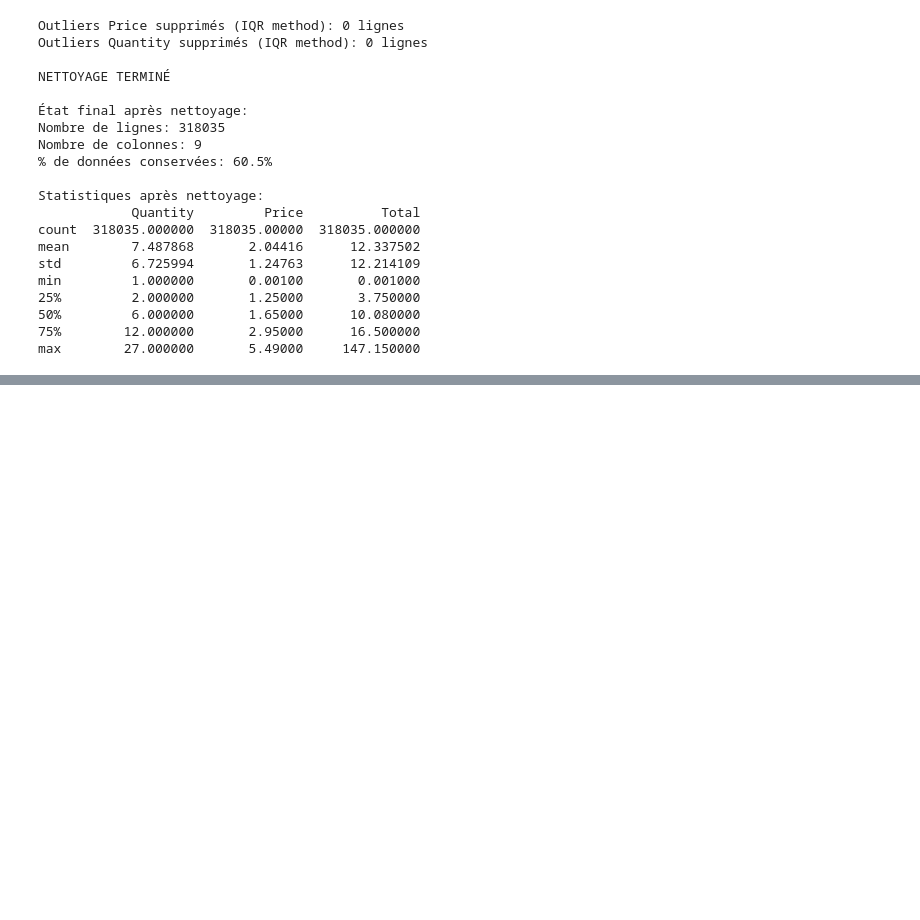
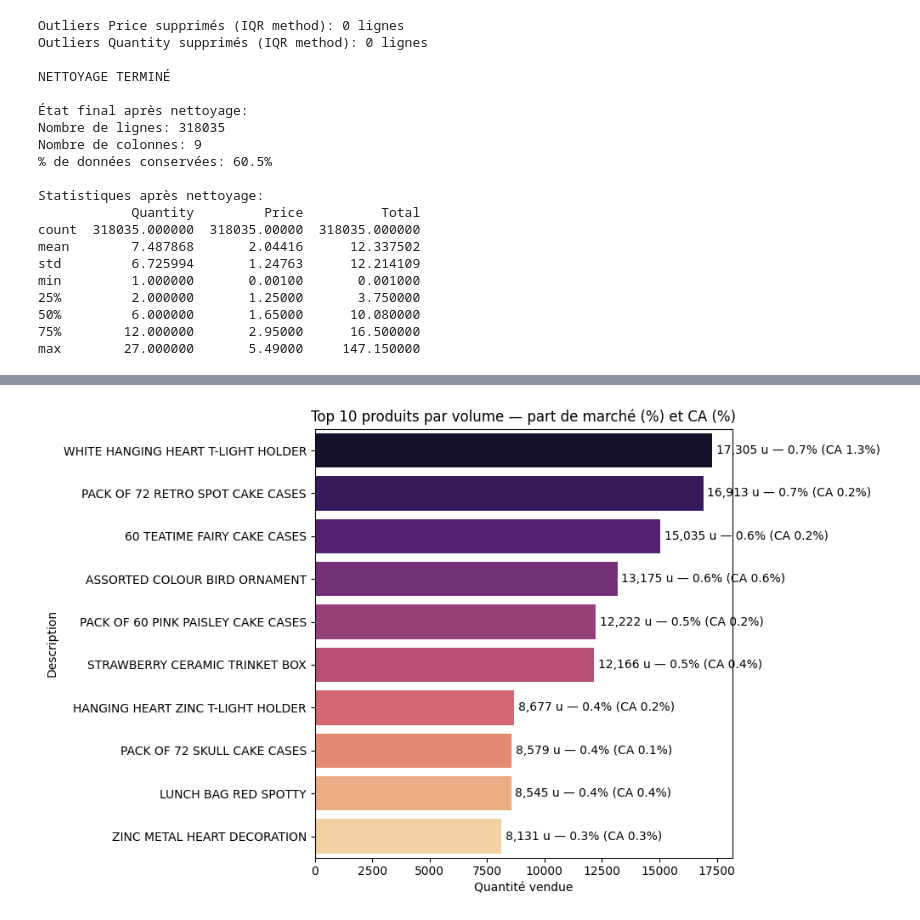
Before and after one commit to bonivalyvan/Projet-final-ECE-DataViz-2025, a Jupyter notebook: Exploration.ipynb, the cells around one changed output, grey strips where cells are left out. Cells and saved outputs as stored; diff of their text form; code cells hidden in the pictures; blank space fills up the shorter version.

```diff
--- a/Exploration.ipynb
+++ b/Exploration.ipynb
@@ -393,0 +491,19 @@ max        27.000000       5.49000     147.150000
+# %%
+#Graphique 3: Top 10 produits en volume
+
+top_q = df_clean.groupby('Description').agg({'Quantity':'sum', 'Total':'sum'}).sort_values('Quantity', ascending=False).head(10).reset_index()
+total_q = df_clean['Quantity'].sum()
+total_rev = df_clean['Total'].sum()
+top_q['market_share_q'] = 100 * top_q['Quantity'] / total_q
+top_q['market_share_rev'] = 100 * top_q['Total'] / total_rev
+
+plt.figure(figsize=(10,6))
+sns.barplot(data=top_q, x='Quantity', y='Description', hue='Description', palette='magma')
+for i, row in top_q.iterrows():
+    plt.text(row['Quantity'] + max(top_q['Quantity']) * 0.01, i, f"{row['Quantity']:,} u — {row['market_share_q']:.1f}% (CA {row['market_share_rev']:.1f}%)", va='center')
+plt.title("Top 10 produits par volume — part de marché (%) et CA (%)")
+plt.xlabel("Quantité vendue")
+plt.tight_layout()
+plt.show()
+# %% [output]
+[figure, added]
```
Also changed, not shown: parts of 11 cells of this notebook.
